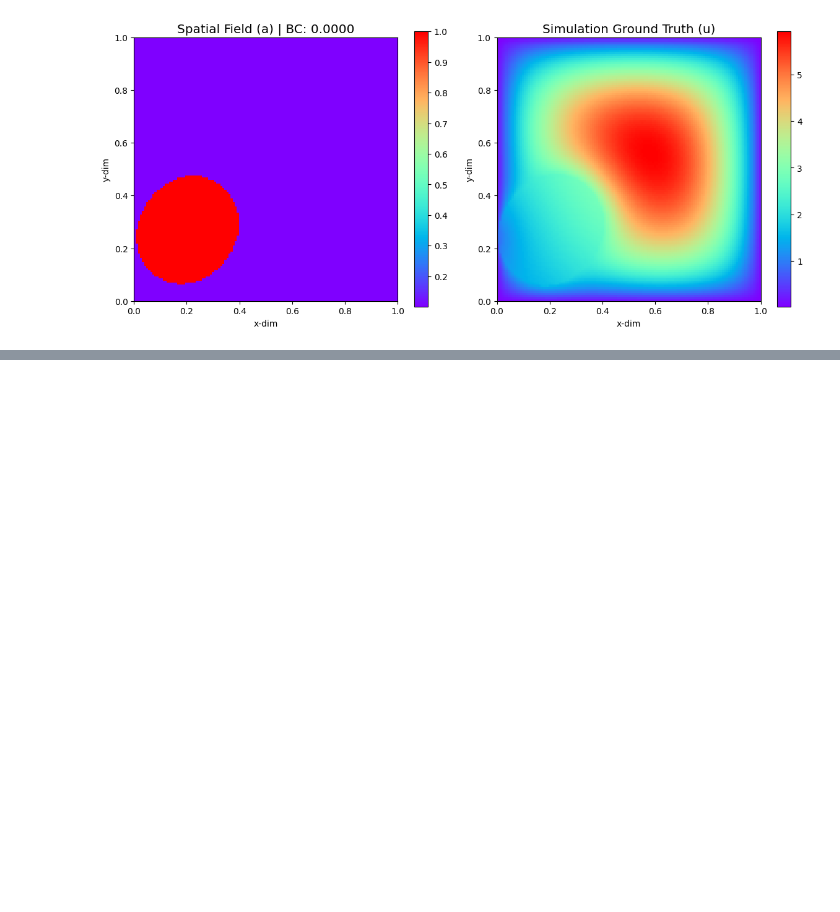
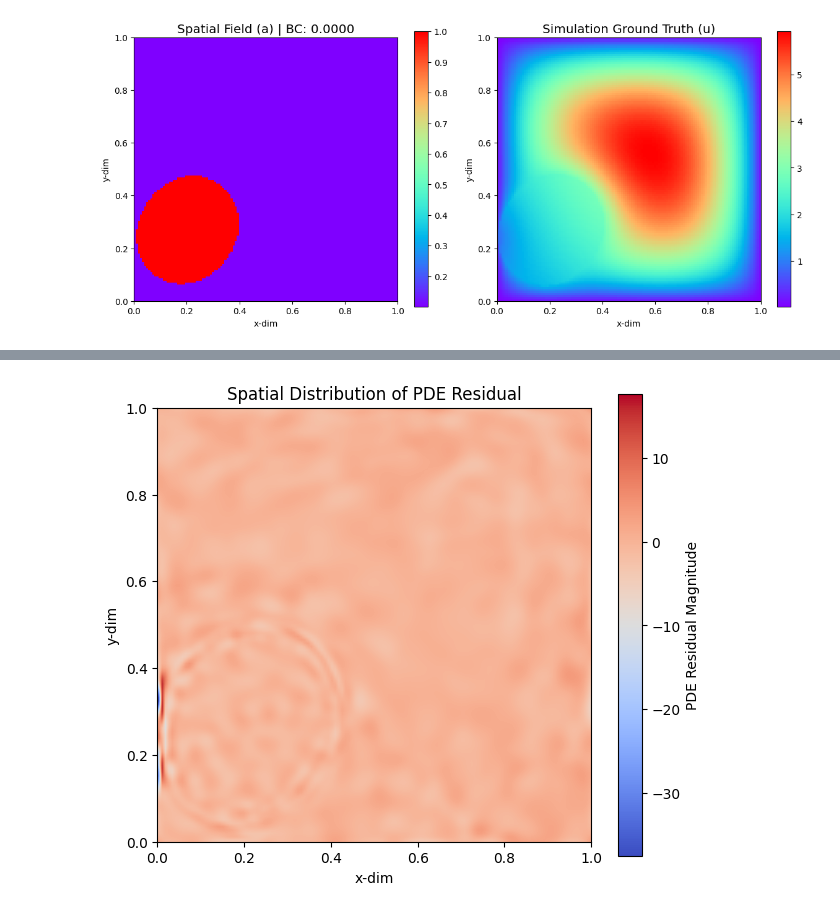
Before and after one commit to wang-yuancheng/piml, a Jupyter notebook: notebooks/darcy_flow_solver_single.ipynb, the cells around one changed output, grey strips where cells are left out. Cells and saved outputs as stored; diff of their text form; code cells hidden in the pictures; blank space fills up the shorter version.

```diff
--- a/notebooks/darcy_flow_solver_single.ipynb
+++ b/notebooks/darcy_flow_solver_single.ipynb
@@ -449,0 +432,25 @@ plt.show()
+# %%
+def plot_jax_spatial_residual(params, w_final, x_grid, y_grid, a_grid, a_x_grid, a_y_grid):
+    # Use your existing vmap functions to get derivatives over the full grid
+    u_x, u_y, u_xx, u_yy = u_dir_spatial_vmap(params, x_grid, y_grid, w_final)
+    laplacian_u = u_xx + u_yy
+
+    # Calculate the exact PDE residual
+    pde_residual = -(a_x_grid * u_x + a_y_grid * u_y + a_grid * laplacian_u) - beta
+
+    # Reshape for plotting
+    res_plot = pde_residual.reshape(nx, ny).T
+
+    plt.figure(figsize=(7, 6))
+    # Using vmin and vmax to catch extremes
+    im = plt.imshow(res_plot, interpolation='bilinear', origin='lower', cmap='coolwarm', extent=[0, 1, 0, 1])
+    plt.colorbar(im, label='PDE Residual Magnitude')
+    plt.title('Spatial Distribution of PDE Residual')
+    plt.xlabel('x-dim')
+    plt.ylabel('y-dim')
+    plt.show()
+
+# Run this right after you calculate w_final in your final cell
+plot_jax_spatial_residual(params, w_final, x, y, a_flat_smooth, a_x_flat, a_y_flat)
+# %% [output]
+[figure, added]
```
Also changed, not shown: parts of 6 cells of this notebook, 11 other files.
